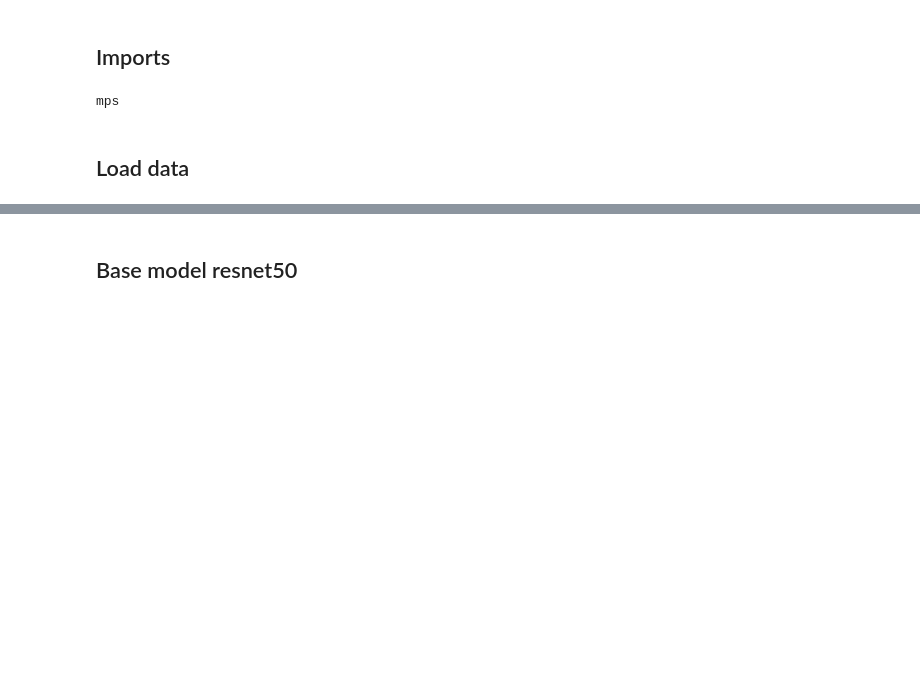
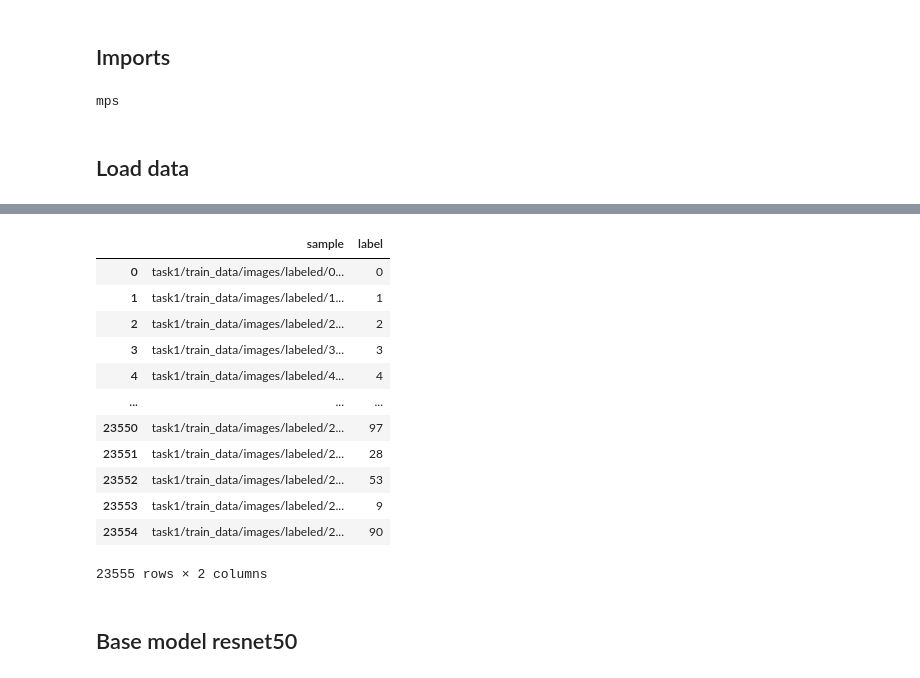
Before and after one commit to luca-marian/hw2-atai, a Jupyter notebook: model.ipynb, the cells around one changed output, grey strips where cells are left out. Saved outputs shown, nothing was run; the diff lists cells and outputs as text; code cells hidden in the pictures; blank space fills up the shorter version.

```diff
--- a/model.ipynb
+++ b/model.ipynb
@@ -84,3 +99,21 @@ DATA_PATH =
+# %%
+ann = pd.read_csv(TRAIN_TASK1)
+# %%
+ann
+# %% [output]
+|  | sample | label |
+| 0 | task1/train_data/images/labeled/0... | 0 |
+| 1 | task1/train_data/images/labeled/1... | 1 |
+| 2 | task1/train_data/images/labeled/2... | 2 |
+| 3 | task1/train_data/images/labeled/3... | 3 |
+| 4 | task1/train_data/images/labeled/4... | 4 |
+| ... | ... | ... |
+| 23550 | task1/train_data/images/labeled/2... | 97 |
+| 23551 | task1/train_data/images/labeled/2... | 28 |
+| 23552 | task1/train_data/images/labeled/2... | 53 |
+| 23553 | task1/train_data/images/labeled/2... | 9 |
+| 23554 | task1/train_data/images/labeled/2... | 90 |
+23555 rows × 2 columns
 # %% [markdown]
 ## Base model resnet50
 # %%
```
Also changed, not shown: parts of 7 cells of this notebook, 1 other file.
